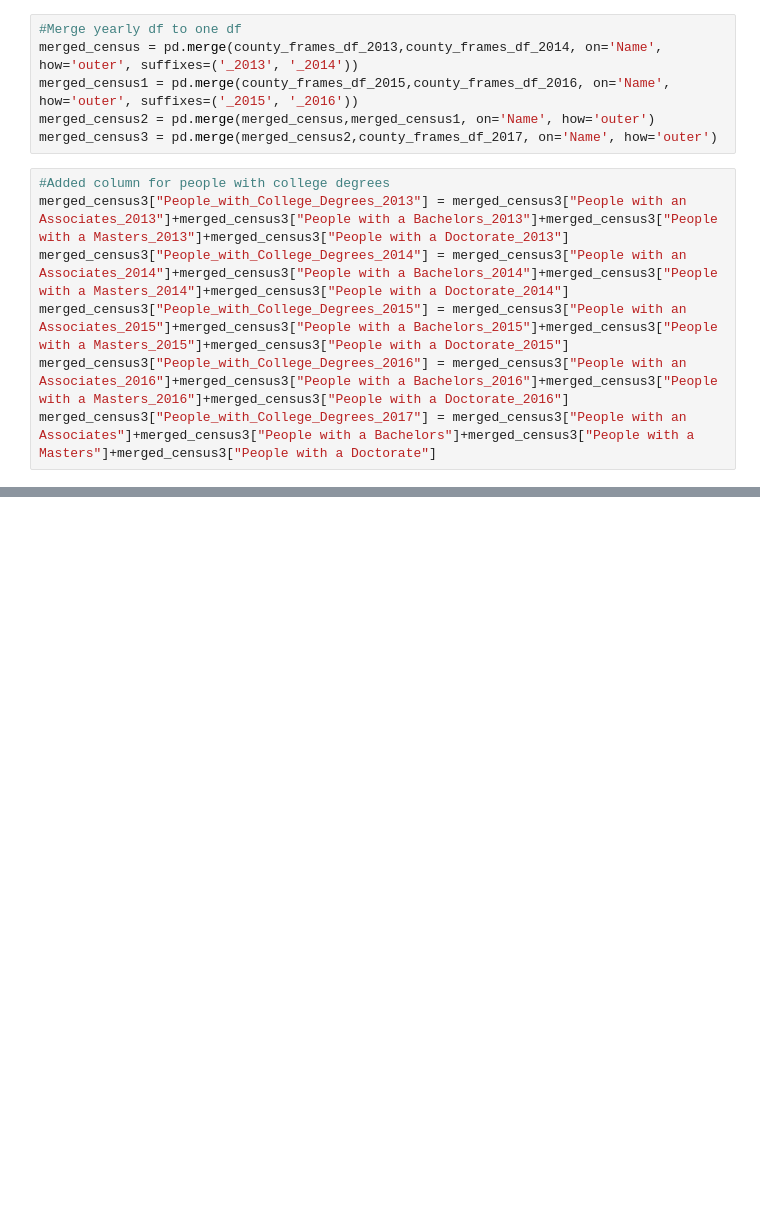
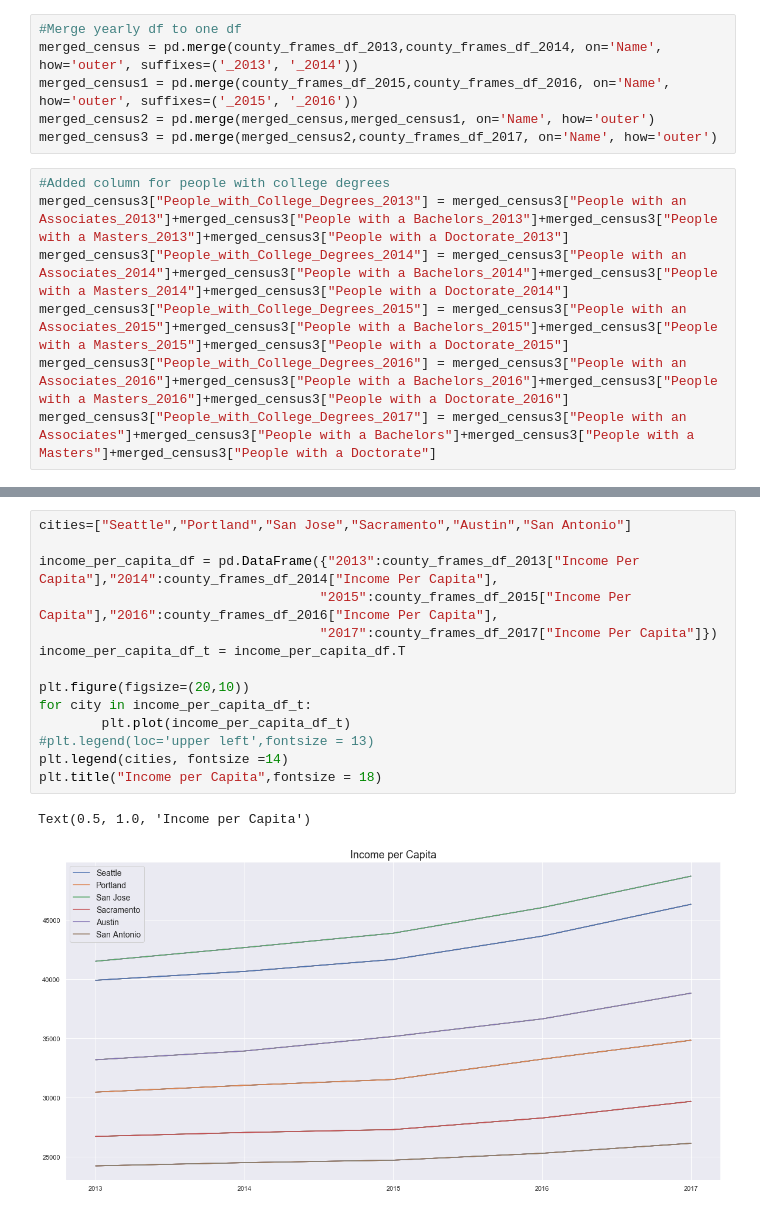
Before and after one commit to mrcjbf/project-one-repo, a Jupyter notebook: NotebooksAndData/census_api.ipynb, the cells around one changed output, grey strips where cells are left out. Saved outputs shown, nothing was run; the diff lists cells and outputs as text; blank space fills up the shorter version.

```diff
--- a/NotebooksAndData/census_api.ipynb
+++ b/NotebooksAndData/census_api.ipynb
@@ -472,0 +472,17 @@ pop_2017.savefig("../Output/Education_2017.png")
+# %%
+cities=["Seattle","Portland","San Jose","Sacramento","Austin","San Antonio"]
+
+income_per_capita_df = pd.DataFrame({"2013":county_frames_df_2013["Income Per Capita"],"2014":county_frames_df_2014["Income Per Capita"],
+                                    "2015":county_frames_df_2015["Income Per Capita"],"2016":county_frames_df_2016["Income Per Capita"],
+                                    "2017":county_frames_df_2017["Income Per Capita"]})
+income_per_capita_df_t = income_per_capita_df.T
+
+plt.figure(figsize=(20,10))
+for city in income_per_capita_df_t:
+        plt.plot(income_per_capita_df_t)
+#plt.legend(loc='upper left',fontsize = 13)
+plt.legend(cities, fontsize =14)
+plt.title("Income per Capita",fontsize = 18)
+# %% [output]
+Text(0.5, 1.0, 'Income per Capita')
+[figure, added]
```
Also changed, not shown: parts of 12 cells of this notebook, 3 other files.
